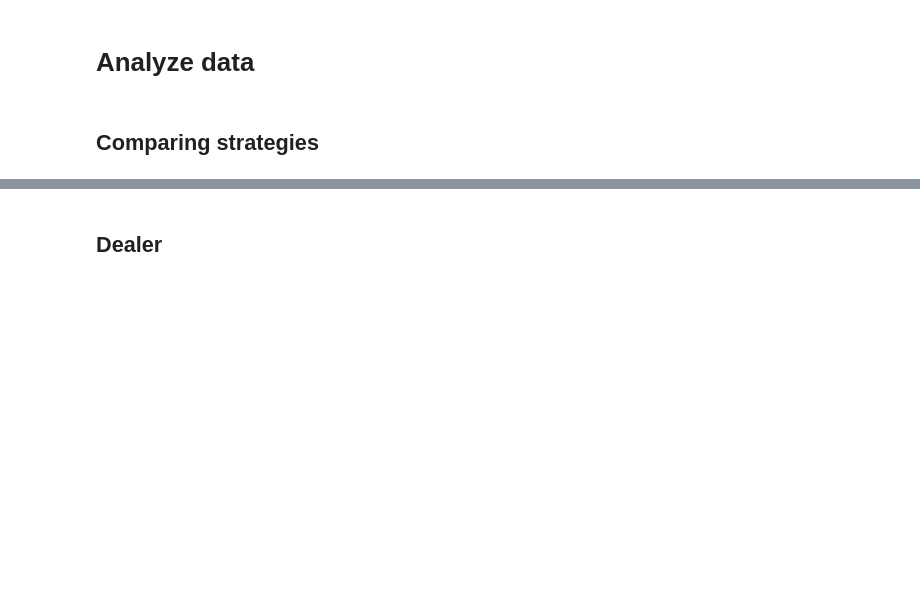
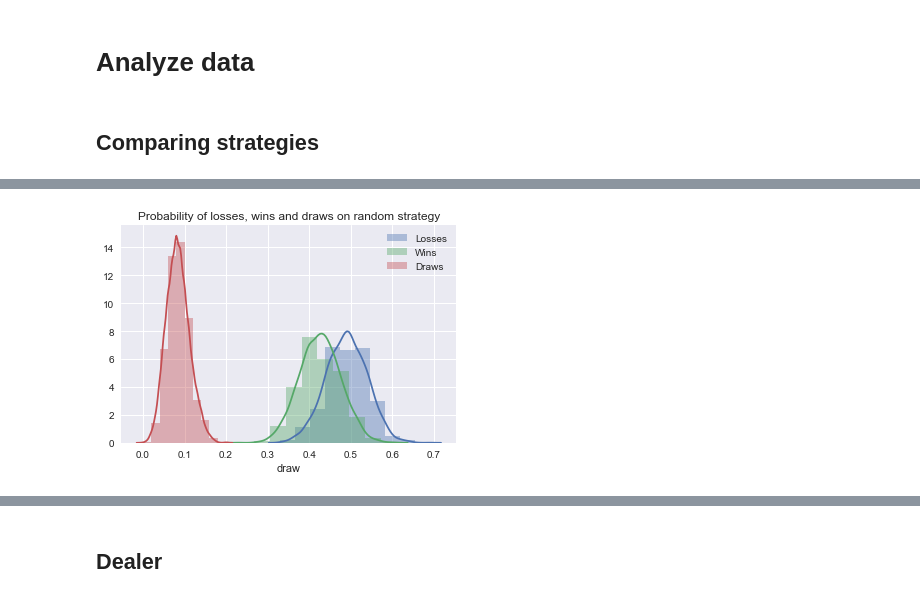
Before and after one commit to jocelyn-ong/data-science-projects, a Jupyter notebook: others/blackjack/blackjack-simulation.ipynb, the cells around one changed output, grey strips where cells are left out. Cells and saved outputs as stored; diff of their text form; code cells hidden in the pictures; blank space fills up the shorter version.

```diff
--- a/others/blackjack/blackjack-simulation.ipynb
+++ b/others/blackjack/blackjack-simulation.ipynb
@@ -482,0 +514,8 @@ plt.show();
+# %%
+sns.distplot(trials.lose[trials.rec_strategy==1], bins=10, label="Losses");
+sns.distplot(trials.win[trials.rec_strategy==1], bins=10, label="Wins");
+sns.distplot(trials.draw[trials.rec_strategy==1], bins=10, label="Draws");
+plt.legend();
+plt.title("Probability of losses, wins and draws on random strategy");
+# %% [output]
+[figure, added]
```
Also changed, not shown: parts of 35 cells of this notebook, 1 other file.
